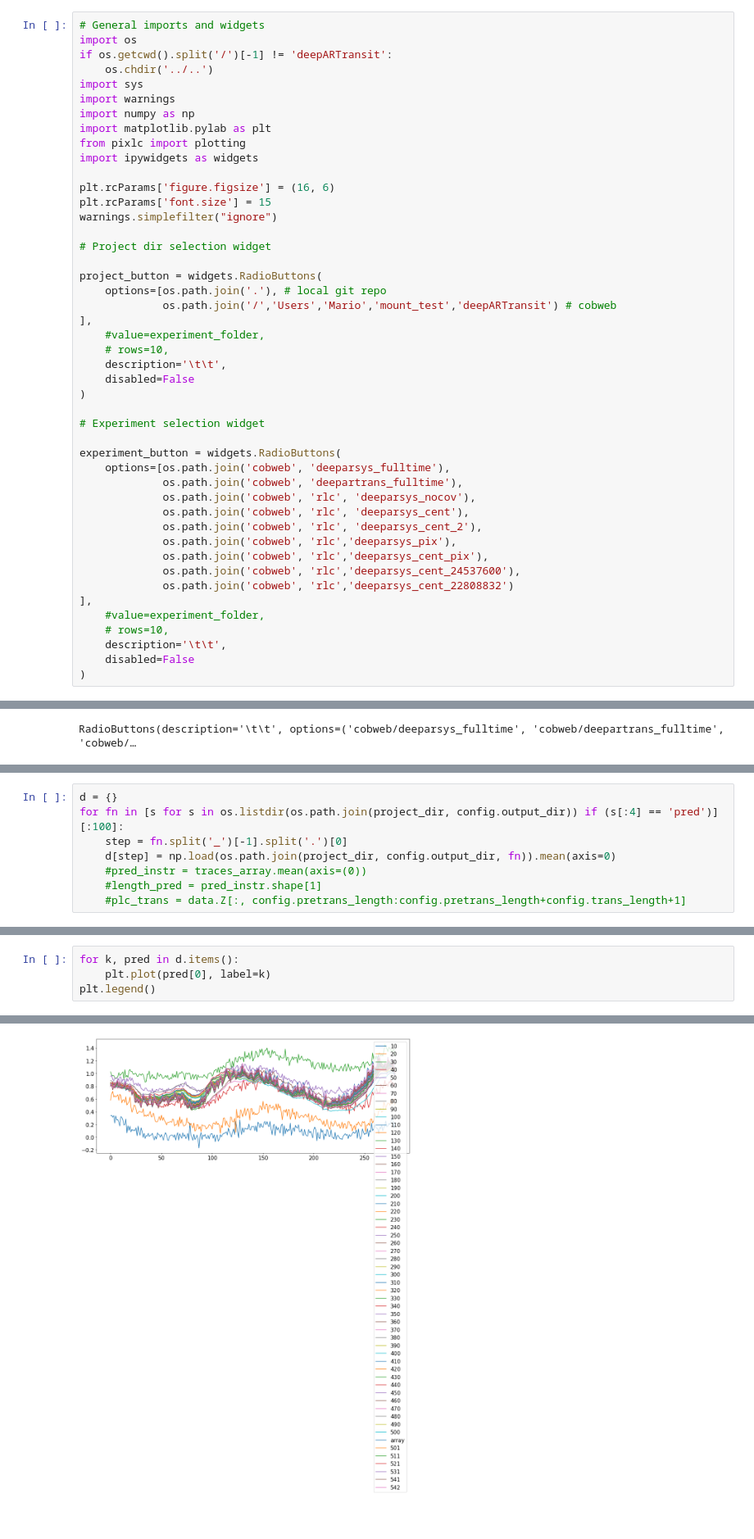
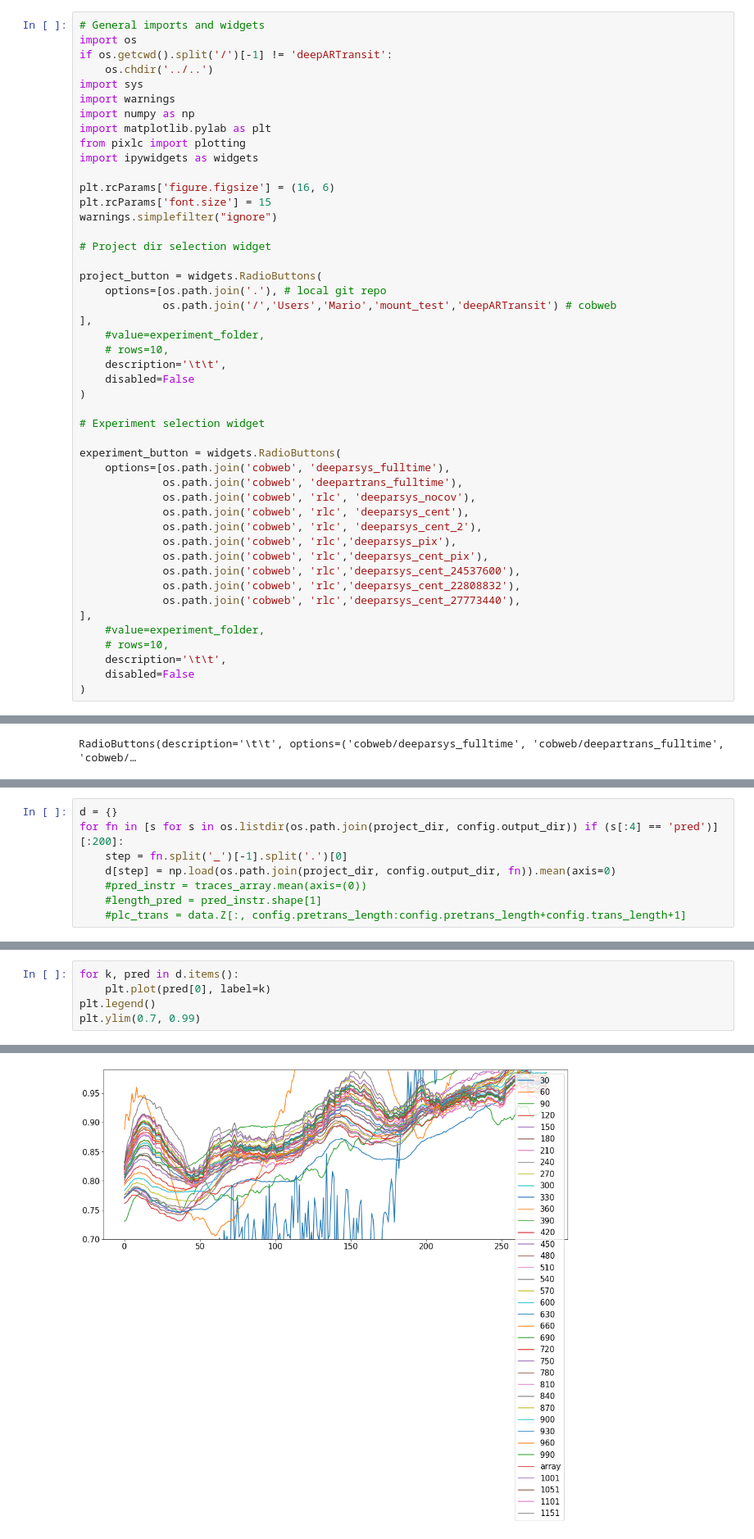
Before and after one commit to ucl-exoplanets/deepARTransit, a Jupyter notebook: deepartransit/notebooks/01_learning_process.ipynb, the cells around one changed output, grey strips where cells are left out. Shown at 82% size. Cells and saved outputs as stored; diff of their text form; blank space fills up the shorter version.

```diff
--- a/deepartransit/notebooks/01_learning_process.ipynb
+++ b/deepartransit/notebooks/01_learning_process.ipynb
@@ -37,7 +37,8 @@ experiment_button = widgets.RadioButtons(
              os.path.join('cobweb', 'rlc','deeparsys_pix'),
              os.path.join('cobweb', 'rlc','deeparsys_cent_pix'),
              os.path.join('cobweb', 'rlc','deeparsys_cent_24537600'),
-             os.path.join('cobweb', 'rlc','deeparsys_cent_22808832')
+             os.path.join('cobweb', 'rlc','deeparsys_cent_22808832'),
+             os.path.join('cobweb', 'rlc','deeparsys_cent_27773440'),
 ],
     #value=experiment_folder,
     # rows=10,
@@ -94,6 +95,6 @@ os.listdir(os.path.join(project_dir, config.output_dir))
 # %%
 d = {}
-for fn in [s for s in os.listdir(os.path.join(project_dir, config.output_dir)) if (s[:4] == 'pred')][:100]:
+for fn in [s for s in os.listdir(os.path.join(project_dir, config.output_dir)) if (s[:4] == 'pred')][:200]:
     step = fn.split('_')[-1].split('.')[0]
     d[step] = np.load(os.path.join(project_dir, config.output_dir, fn)).mean(axis=0)
     #pred_instr = traces_array.mean(axis=(0))
@@ -124,4 +121,5 @@ ValueError: invalid literal for int() with base 10: 'array'
 for k, pred in d.items():
     plt.plot(pred[0], label=k)
 plt.legend()
+plt.ylim(0.7, 0.99)
 # %% [output]
@@ -129 +127 @@ plt.legend()
-[figure, old version]
+[figure, new version]
```
Also changed, not shown: parts of 6 cells of this notebook, 1 other file.
